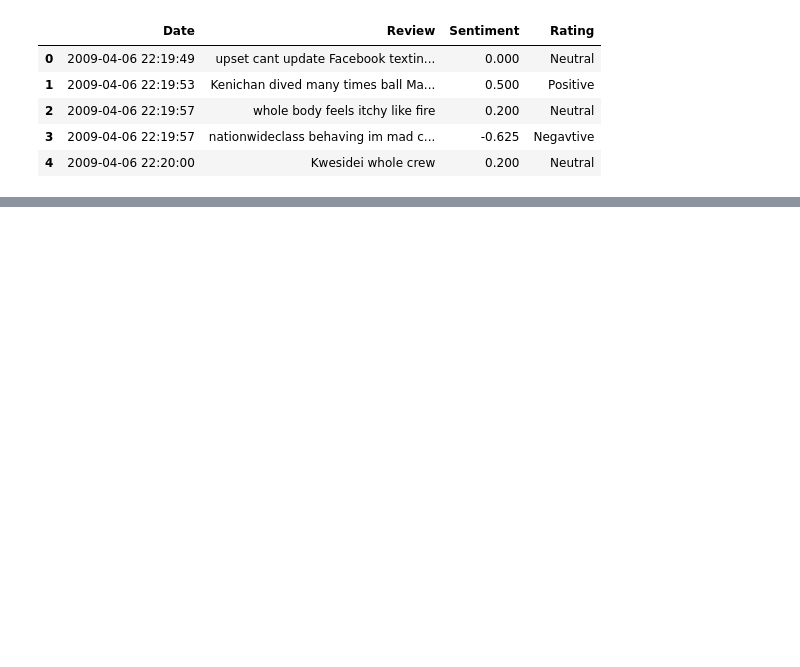
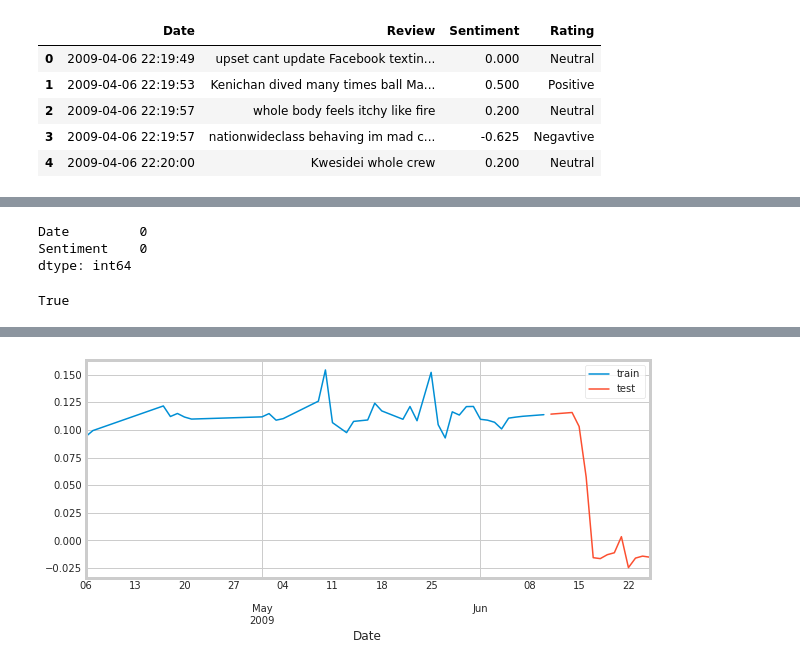
Before and after one commit to AlgirMina/Sem2CA2, a Jupyter notebook: SEM2CA2.ipynb, the cells around one changed output, grey strips where cells are left out. Saved outputs shown, nothing was run; the diff lists cells and outputs as text; code cells hidden in the pictures; blank space fills up the shorter version.

```diff
--- a/SEM2CA2.ipynb
+++ b/SEM2CA2.ipynb
@@ -294,0 +618,6 @@ NameError: name 'sns' is not defined
+# %%
+time.index = pd.to_datetime(time.index)
+dtime = time.resample('D').size().reset_index(name='count')
+# %%
+time.index = pd.to_datetime(time.index)
+dtime = time.resample('D').mean().reset_index()
@@ -294,0 +648,2 @@ NameError: name 'sns' is not defined
+# %%
+dtime.interpolate(method='linear', inplace=True)
@@ -294,0 +666,27 @@ NameError: name 'sns' is not defined
+# %%
+print(dtime.isnull().sum())
+# %% [output]
+Date         0
+Sentiment    0
+dtype: int64
+# %%
+dtime = dtime.set_index('Date')
+# %%
+(dtime.index == pd.date_range(start=dtime.index.min(),
+                             end=dtime.index.max(),
+                             freq=dtime.index.freq)).all()
+# %% [output]
+True
+# %%
+steps = 15
+dtime_train = dtime[:-steps]
+dtime_test  = dtime[-steps:]
+
+print(f"Train dates : {dtime_train.index.min()} --- {dtime_train.index.max()}  (n={len(dtime_train)})")
+print(f"Test dates  : {dtime_test.index.min()} --- {dtime_test.index.max()}  (n={len(dtime_test)})")
+
+fig, ax=plt.subplots(figsize=(9, 4))
+dtime_train['Sentiment'].plot(ax=ax, label='train')
+dtime_test['Sentiment'].plot(ax=ax, label='test')
+ax.legend();
+# %% [output]
@@ -294,0 +695 @@ NameError: name 'sns' is not defined
+[figure, added]
```
Also changed, not shown: parts of 68 cells of this notebook.
